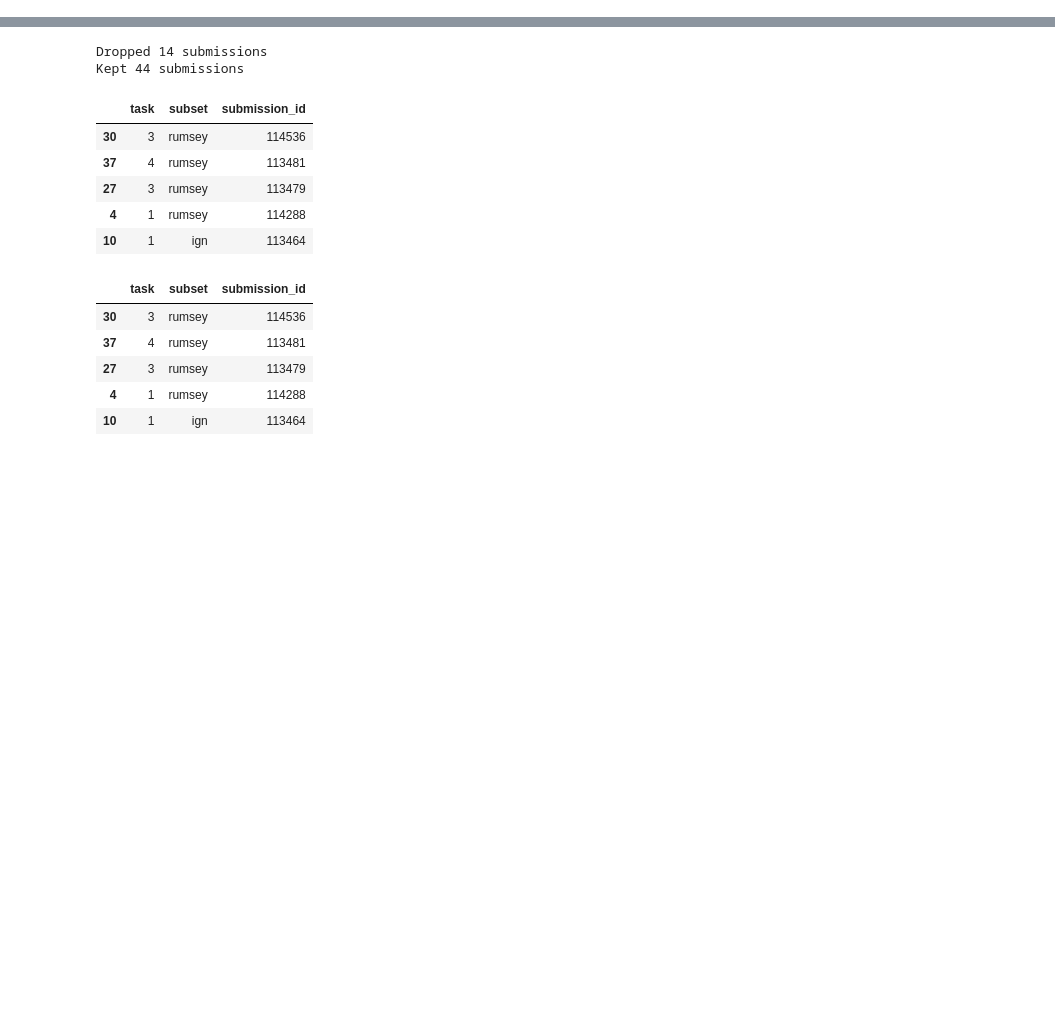
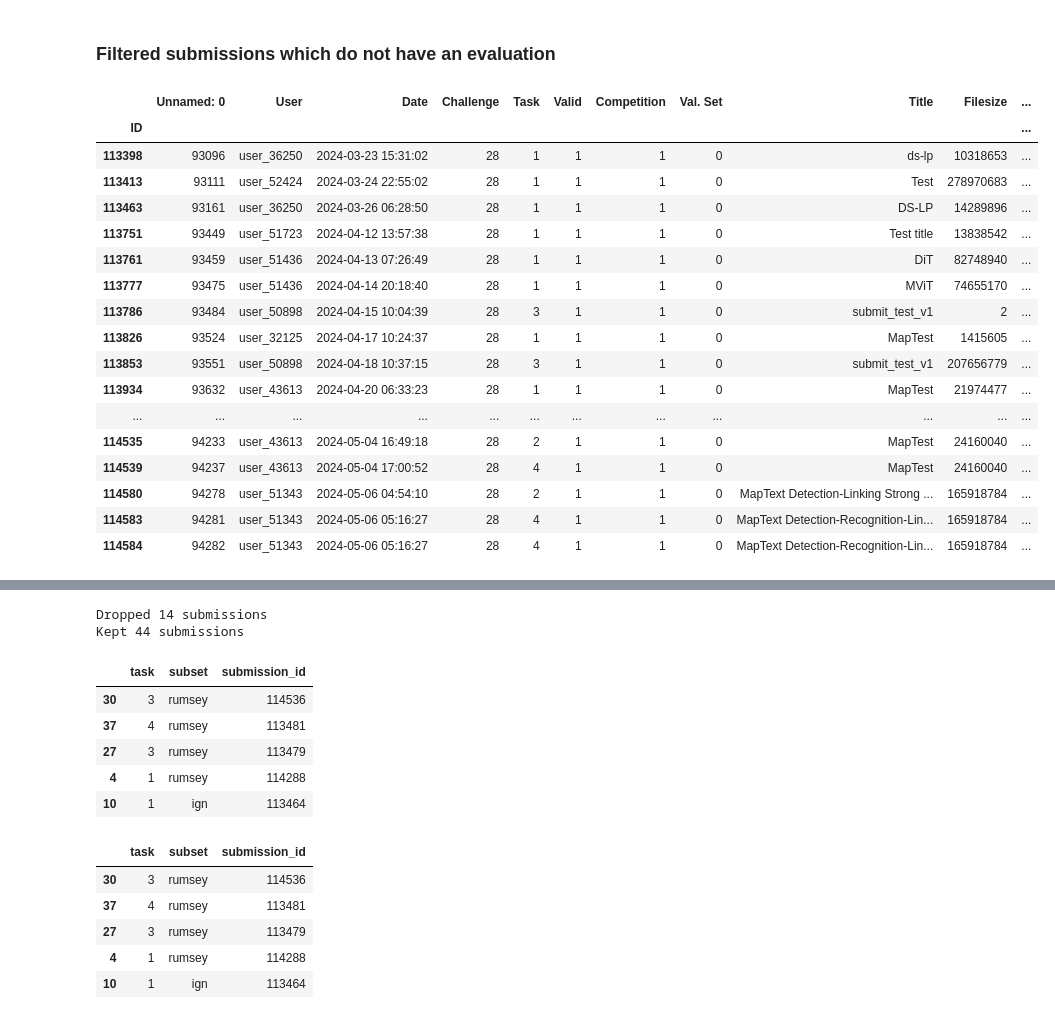
Before and after one commit to icdar-maptext/analysis, a Jupyter notebook: 01-list-valid-submissions.ipynb, the cells around one changed output, grey strips where cells are left out. Drawn from its saved outputs; the diff is of its cells as text; code cells hidden in the pictures; blank space fills up the shorter version.

```diff
--- a/01-list-valid-submissions.ipynb
+++ b/01-list-valid-submissions.ipynb
@@ -0,0 +90,23 @@
+# %% [markdown]
+### Filtered submissions which do not have an evaluation
+# %%
+submissions_meta_ignored
+# %% [output]
+|  | Unnamed: 0 | User | Date | Challenge | Task | Valid | Competition | Val. Set | Title | Filesize | ... |
+| ID |  |  |  |  |  |  |  |  |  |  | ... |
+| 113398 | 93096 | user_36250 | 2024-03-23 15:31:02 | 28 | 1 | 1 | 1 | 0 | ds-lp | 10318653 | ... |
+| 113413 | 93111 | user_52424 | 2024-03-24 22:55:02 | 28 | 1 | 1 | 1 | 0 | Test | 278970683 | ... |
+| 113463 | 93161 | user_36250 | 2024-03-26 06:28:50 | 28 | 1 | 1 | 1 | 0 | DS-LP | 14289896 | ... |
+| 113751 | 93449 | user_51723 | 2024-04-12 13:57:38 | 28 | 1 | 1 | 1 | 0 | Test title | 13838542 | ... |
+| 113761 | 93459 | user_51436 | 2024-04-13 07:26:49 | 28 | 1 | 1 | 1 | 0 | DiT | 82748940 | ... |
+| 113777 | 93475 | user_51436 | 2024-04-14 20:18:40 | 28 | 1 | 1 | 1 | 0 | MViT | 74655170 | ... |
+| 113786 | 93484 | user_50898 | 2024-04-15 10:04:39 | 28 | 3 | 1 | 1 | 0 | submit_test_v1 | 2 | ... |
+| 113826 | 93524 | user_32125 | 2024-04-17 10:24:37 | 28 | 1 | 1 | 1 | 0 | MapTest | 1415605 | ... |
+| 113853 | 93551 | user_50898 | 2024-04-18 10:37:15 | 28 | 3 | 1 | 1 | 0 | submit_test_v1 | 207656779 | ... |
+| 113934 | 93632 | user_43613 | 2024-04-20 06:33:23 | 28 | 1 | 1 | 1 | 0 | MapTest | 21974477 | ... |
+| ... | ... | ... | ... | ... | ... | ... | ... | ... | ... | ... | ... |
+| 114535 | 94233 | user_43613 | 2024-05-04 16:49:18 | 28 | 2 | 1 | 1 | 0 | MapTest | 24160040 | ... |
+| 114539 | 94237 | user_43613 | 2024-05-04 17:00:52 | 28 | 4 | 1 | 1 | 0 | MapTest | 24160040 | ... |
+| 114580 | 94278 | user_51343 | 2024-05-06 04:54:10 | 28 | 2 | 1 | 1 | 0 | MapText Detection-Linking Strong ... | 165918784 | ... |
+| 114583 | 94281 | user_51343 | 2024-05-06 05:16:27 | 28 | 4 | 1 | 1 | 0 | MapText Detection-Recognition-Lin... | 165918784 | ... |
+| 114584 | 94282 | user_51343 | 2024-05-06 05:16:27 | 28 | 4 | 1 | 1 | 0 | MapText Detection-Recognition-Lin... | 165918784 | ... |
```
Also changed, not shown: parts of 17 cells of this notebook.
